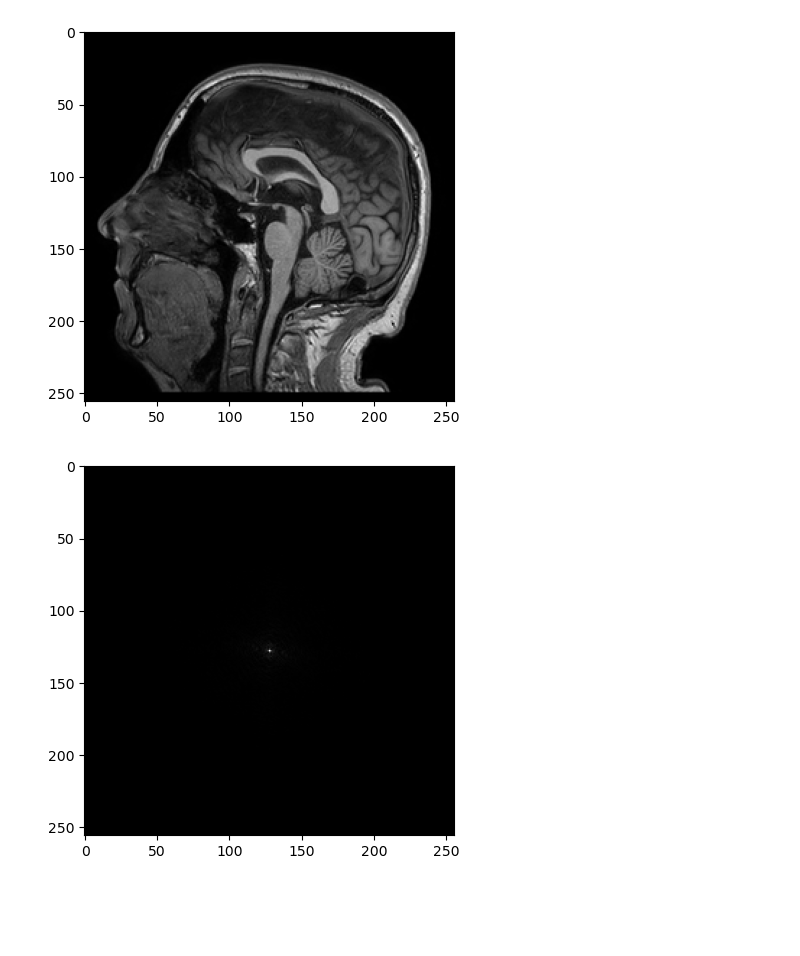
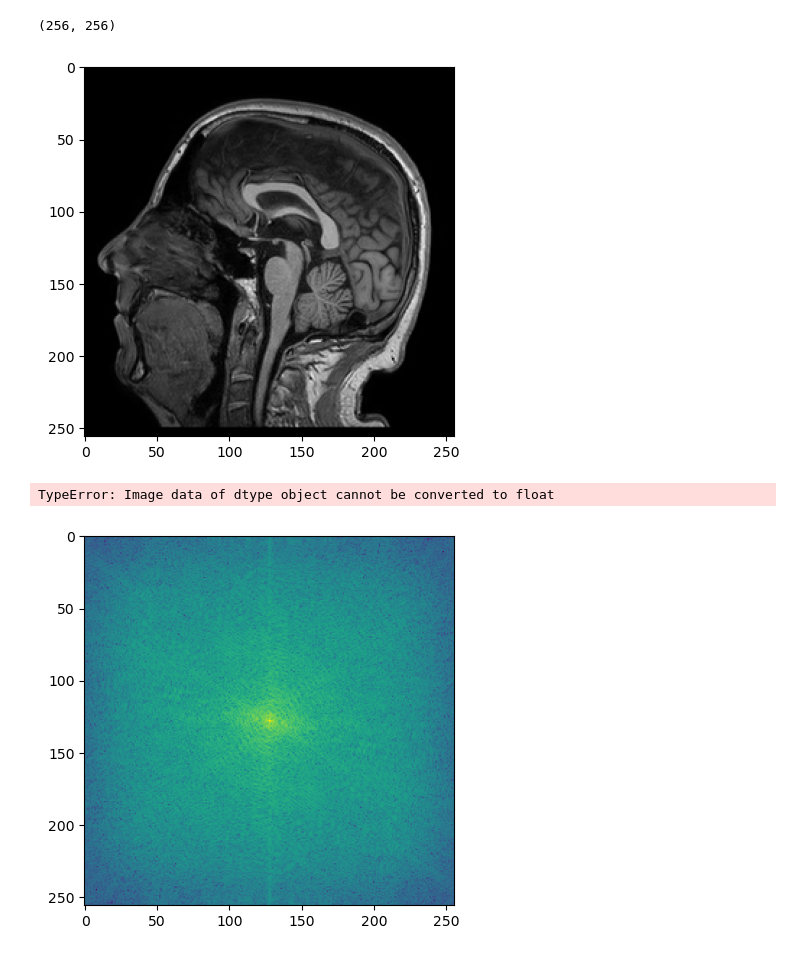
Before and after one commit to lassestahnke/HL2027_recon, a Jupyter notebook: HL2027_project_1.ipynb, the cells around one changed output. Cells and saved outputs as stored; diff of their text form; code cells hidden in the pictures; blank space fills up the shorter version.

Commit message:
Fixed FFT plot

```diff
--- a/HL2027_project_1.ipynb
+++ b/HL2027_project_1.ipynb
@@ -10,6 +11,9 @@ t1 = sitk.GetArrayFromImage(sitk_t1)
 
 # create slice for task 1-6
 t1_slice = t1[0,0,45,:,:]
+print(t1_slice.shape)
+# %% [output]
+(256, 256)
 # %%
 # 1. Simulation of radial sampling: (15%)
 spikes = 40
@@ -20,10 +24,11 @@ t1_slice_fft = sp.fft(t1_slice)
 # %%
 # plot data:
 plt.imshow(t1_slice, cmap="gray")
 plt.show()
 
-plt.imshow(np.abs(t1_slice_fft), cmap="gray")
+plt.imshow(plt.imshow(np.log10(abs(t1_slice_fft))), cmap="gray")
 plt.show()
 # %% [output]
 [figure]
+TypeError: Image data of dtype object cannot be converted to float
-[figure, old version]
+[figure, new version]
```
Also changed, not shown: parts of 1 cell of this notebook.
